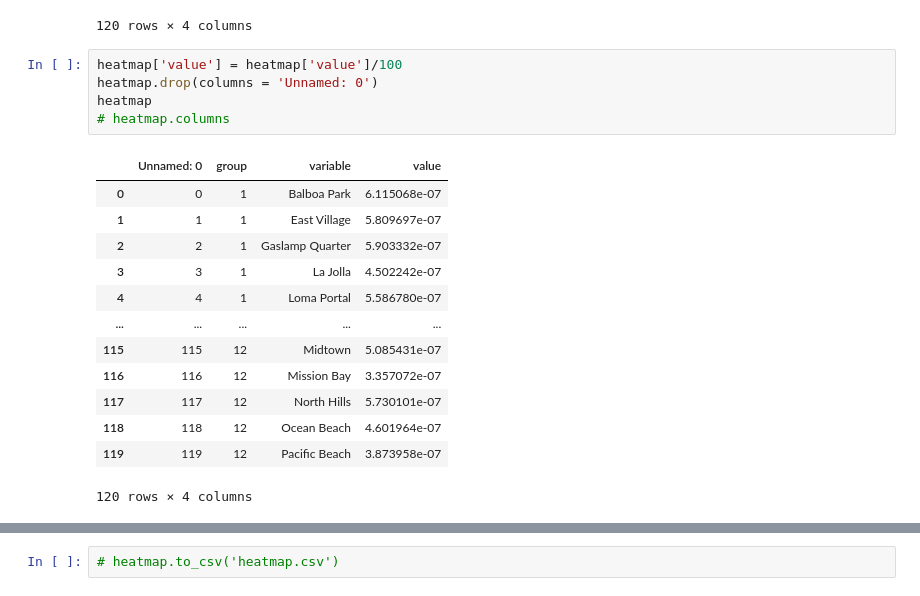
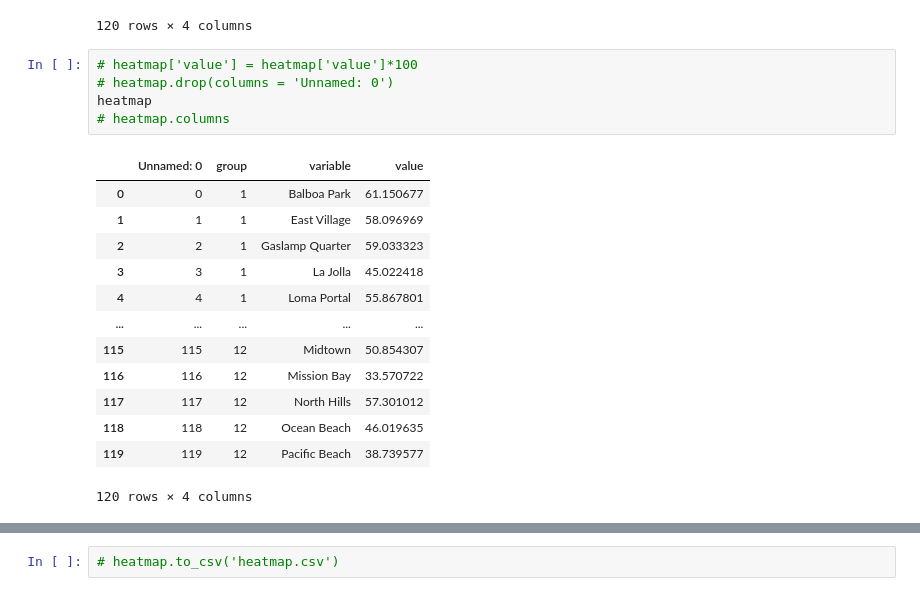
Before and after one commit to elliekwang/final_proj, a Jupyter notebook: airbnb.ipynb, the cells around one changed output, grey strips where cells are left out. Saved outputs shown, nothing was run; the diff lists cells and outputs as text.

```diff
--- a/airbnb.ipynb
+++ b/airbnb.ipynb
@@ -696,21 +696,21 @@ heatmap
 | 119 | 119 | 12 | Pacific Beach | 3.873958e+09 |
 120 rows × 4 columns
 # %%
-heatmap['value'] = heatmap['value']/100
-heatmap.drop(columns = 'Unnamed: 0')
+# heatmap['value'] = heatmap['value']*100
+# heatmap.drop(columns = 'Unnamed: 0')
 heatmap
 # heatmap.columns
 # %% [output]
 |  | Unnamed: 0 | group | variable | value |
-| 0 | 0 | 1 | Balboa Park | 6.115068e-07 |
-| 1 | 1 | 1 | East Village | 5.809697e-07 |
-| 2 | 2 | 1 | Gaslamp Quarter | 5.903332e-07 |
-| 3 | 3 | 1 | La Jolla | 4.502242e-07 |
-| 4 | 4 | 1 | Loma Portal | 5.586780e-07 |
+| 0 | 0 | 1 | Balboa Park | 61.150677 |
+| 1 | 1 | 1 | East Village | 58.096969 |
+| 2 | 2 | 1 | Gaslamp Quarter | 59.033323 |
+| 3 | 3 | 1 | La Jolla | 45.022418 |
+| 4 | 4 | 1 | Loma Portal | 55.867801 |
 | ... | ... | ... | ... | ... |
-| 115 | 115 | 12 | Midtown | 5.085431e-07 |
-| 116 | 116 | 12 | Mission Bay | 3.357072e-07 |
-| 117 | 117 | 12 | North Hills | 5.730101e-07 |
-| 118 | 118 | 12 | Ocean Beach | 4.601964e-07 |
-| 119 | 119 | 12 | Pacific Beach | 3.873958e-07 |
+| 115 | 115 | 12 | Midtown | 50.854307 |
+| 116 | 116 | 12 | Mission Bay | 33.570722 |
+| 117 | 117 | 12 | North Hills | 57.301012 |
+| 118 | 118 | 12 | Ocean Beach | 46.019635 |
+| 119 | 119 | 12 | Pacific Beach | 38.739577 |
 120 rows × 4 columns
```
Also changed, not shown: parts of 1 cell of this notebook, 1 other file.
